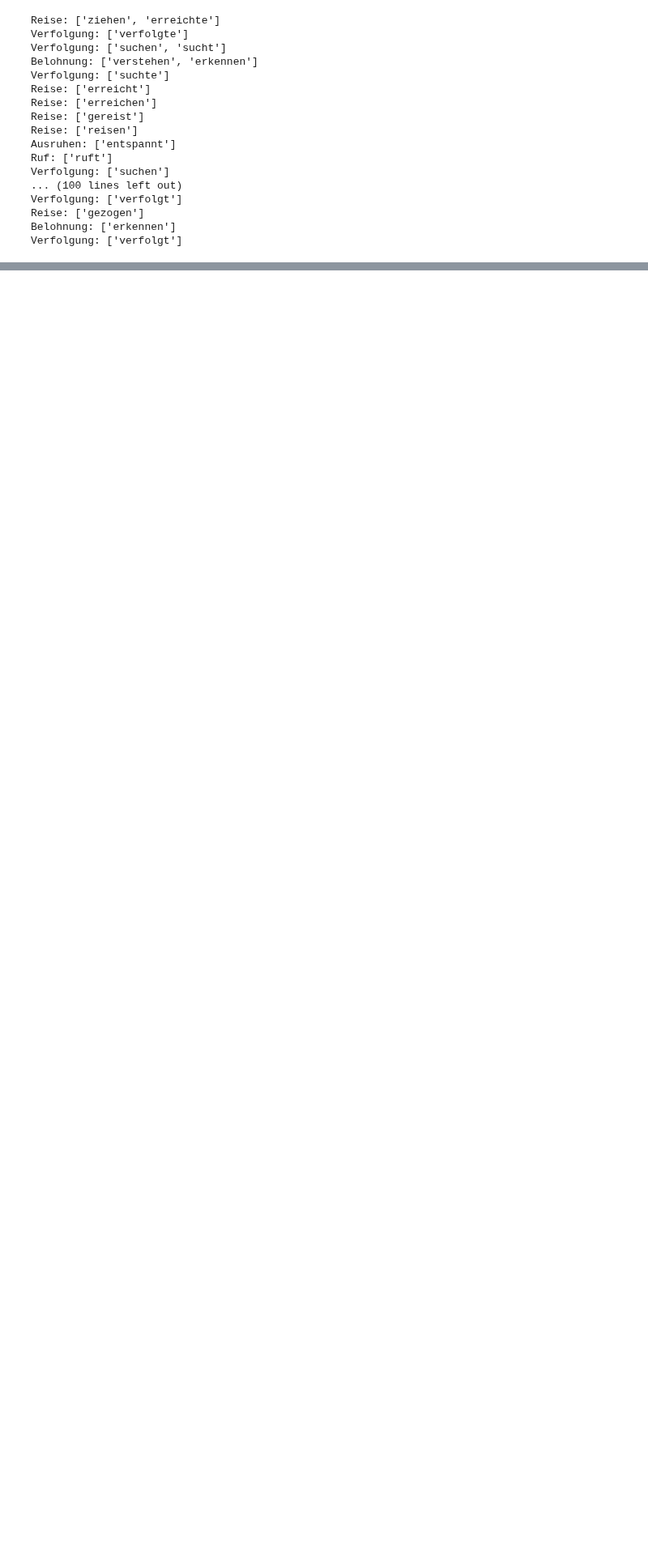
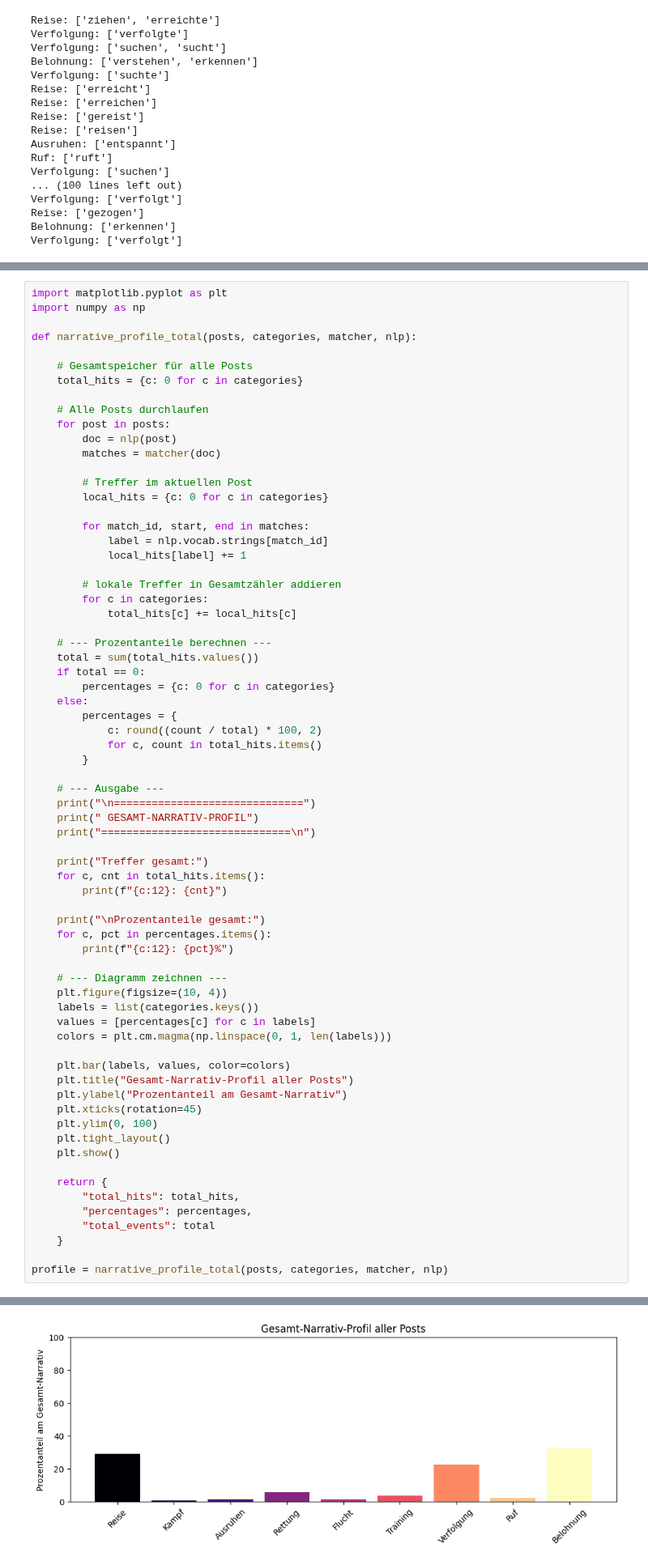
Before and after one commit to tc020/nlp-rpg-narratives, a Jupyter notebook: 1_narrative_identifizieren.ipynb, the cells around one changed output, grey strips where cells are left out. Shown at 81% size. Saved outputs shown, nothing was run; the diff lists cells and outputs as text; blank space fills up the shorter version.

```diff
--- a/1_narrative_identifizieren.ipynb
+++ b/1_narrative_identifizieren.ipynb
@@ -231,0 +298,70 @@ Verfolgung: ['verfolgt']
+# %%
+import matplotlib.pyplot as plt
+import numpy as np
+
+def narrative_profile_total(posts, categories, matcher, nlp):
+
+    # Gesamtspeicher für alle Posts
+    total_hits = {c: 0 for c in categories}
+
+    # Alle Posts durchlaufen
+    for post in posts:
+        doc = nlp(post)
+        matches = matcher(doc)
+
+        # Treffer im aktuellen Post
+        local_hits = {c: 0 for c in categories}
+
+        for match_id, start, end in matches:
+            label = nlp.vocab.strings[match_id]
+            local_hits[label] += 1
+
+        # lokale Treffer in Gesamtzähler addieren
+        for c in categories:
+            total_hits[c] += local_hits[c]
+
+    # --- Prozentanteile berechnen ---
+    total = sum(total_hits.values())
+    if total == 0:
+        percentages = {c: 0 for c in categories}
+    else:
+        percentages = {
+            c: round((count / total) * 100, 2)
+            for c, count in total_hits.items()
+        }
+
+    # --- Ausgabe ---
+    print("\n==============================")
+    print(" GESAMT-NARRATIV-PROFIL")
+    print("==============================\n")
+
+    print("Treffer gesamt:")
+    for c, cnt in total_hits.items():
+        print(f"{c:12}: {cnt}")
+
+    print("\nProzentanteile gesamt:")
+    for c, pct in percentages.items():
+        print(f"{c:12}: {pct}%")
+
+    # --- Diagramm zeichnen ---
+    plt.figure(figsize=(10, 4))
+    labels = list(categories.keys())
+    values = [percentages[c] for c in labels]
+    colors = plt.cm.magma(np.linspace(0, 1, len(labels)))
+
+    plt.bar(labels, values, color=colors)
+    plt.title("Gesamt-Narrativ-Profil aller Posts")
+    plt.ylabel("Prozentanteil am Gesamt-Narrativ")
+    plt.xticks(rotation=45)
+    plt.ylim(0, 100)
+    plt.tight_layout()
+    plt.show()
+
+    return {
+        "total_hits": total_hits,
+        "percentages": percentages,
+        "total_events": total
+    }
+
+profile = narrative_profile_total(posts, categories, matcher, nlp)
+# %% [output]
@@ -231,0 +385 @@ Verfolgung: ['verfolgt']
+[figure, added]
```
Also changed, not shown: parts of 8 cells of this notebook, 1 other file.
